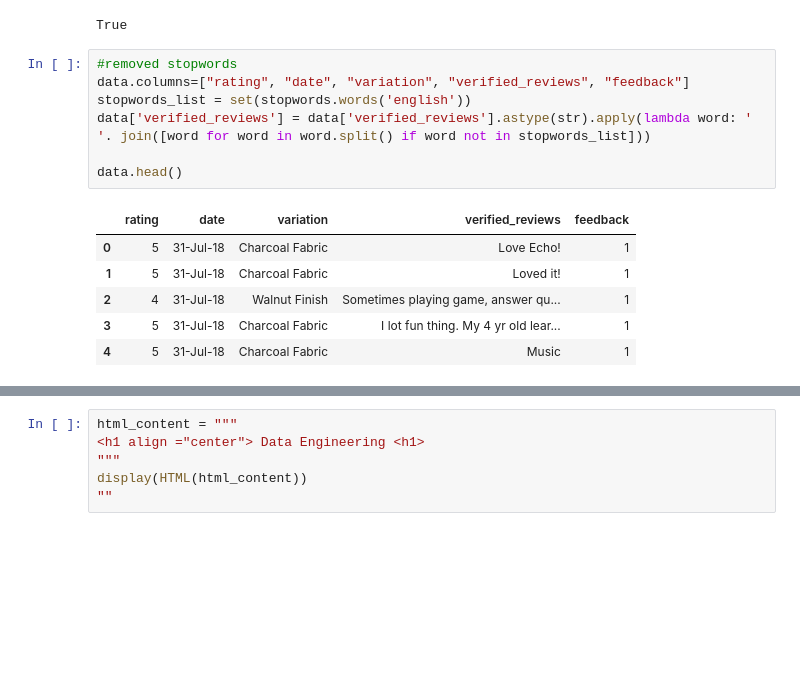
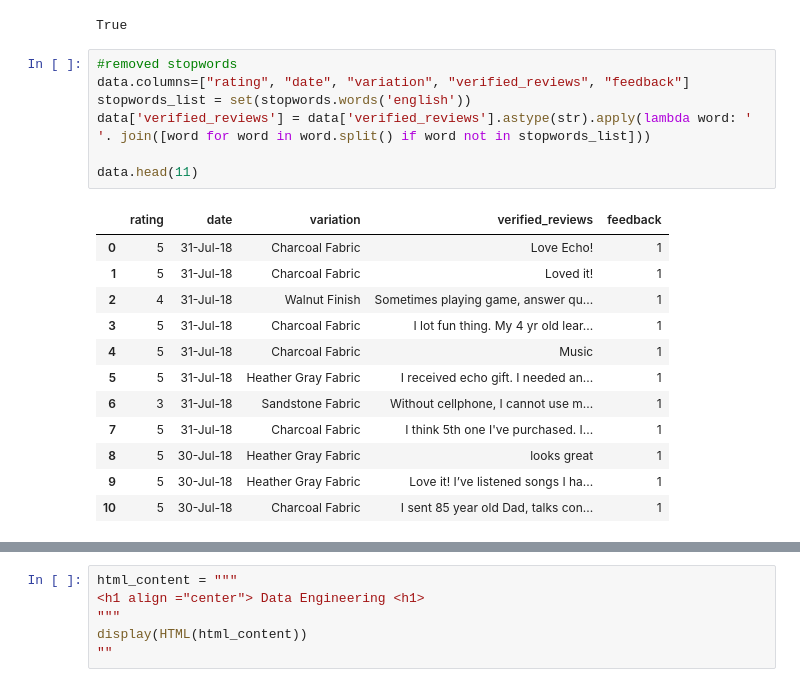
Before and after one commit to Breniah/HW_5, a Jupyter notebook: sentiment_analysis_BreniahS.ipynb, the cells around one changed output, grey strips where cells are left out. Drawn from its saved outputs; the diff is of its cells as text; blank space fills up the shorter version.

```diff
--- a/sentiment_analysis_BreniahS.ipynb
+++ b/sentiment_analysis_BreniahS.ipynb
@@ -75,17 +75,23 @@ True
 # %%
 #removed stopwords
 data.columns=["rating", "date", "variation", "verified_reviews", "feedback"]
 stopwords_list = set(stopwords.words('english'))
 data['verified_reviews'] = data['verified_reviews'].astype(str).apply(lambda word: ' '. join([word for word in word.split() if word not in stopwords_list]))
 
-data.head()
+data.head(11)
 # %% [output]
 |  | rating | date | variation | verified_reviews | feedback |
 | 0 | 5 | 31-Jul-18 | Charcoal Fabric | Love Echo! | 1 |
 | 1 | 5 | 31-Jul-18 | Charcoal Fabric | Loved it! | 1 |
 | 2 | 4 | 31-Jul-18 | Walnut Finish | Sometimes playing game, answer qu... | 1 |
 | 3 | 5 | 31-Jul-18 | Charcoal Fabric | I lot fun thing. My 4 yr old lear... | 1 |
 | 4 | 5 | 31-Jul-18 | Charcoal Fabric | Music | 1 |
+| 5 | 5 | 31-Jul-18 | Heather Gray Fabric | I received echo gift. I needed an... | 1 |
+| 6 | 3 | 31-Jul-18 | Sandstone Fabric | Without cellphone, I cannot use m... | 1 |
+| 7 | 5 | 31-Jul-18 | Charcoal Fabric | I think 5th one I've purchased. I... | 1 |
+| 8 | 5 | 30-Jul-18 | Heather Gray Fabric | looks great | 1 |
+| 9 | 5 | 30-Jul-18 | Heather Gray Fabric | Love it! I’ve listened songs I ha... | 1 |
+| 10 | 5 | 30-Jul-18 | Charcoal Fabric | I sent 85 year old Dad, talks con... | 1 |
 # %%
 #wordcloud
 common_words = ' '
```
Also changed, not shown: parts of 7 cells of this notebook.
